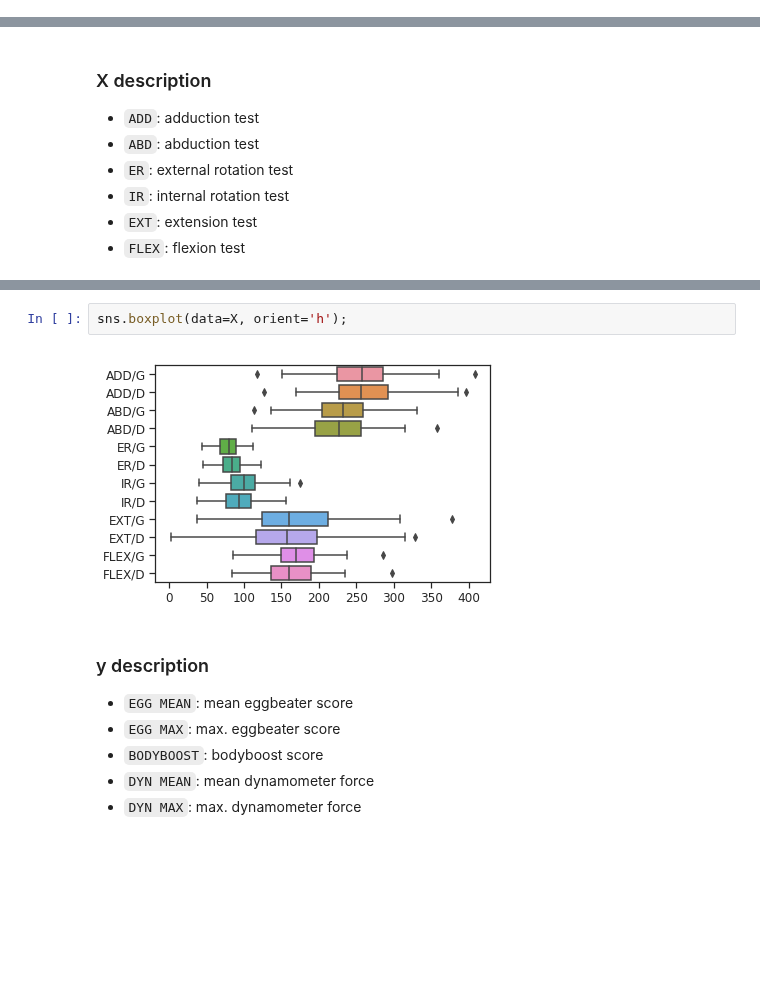
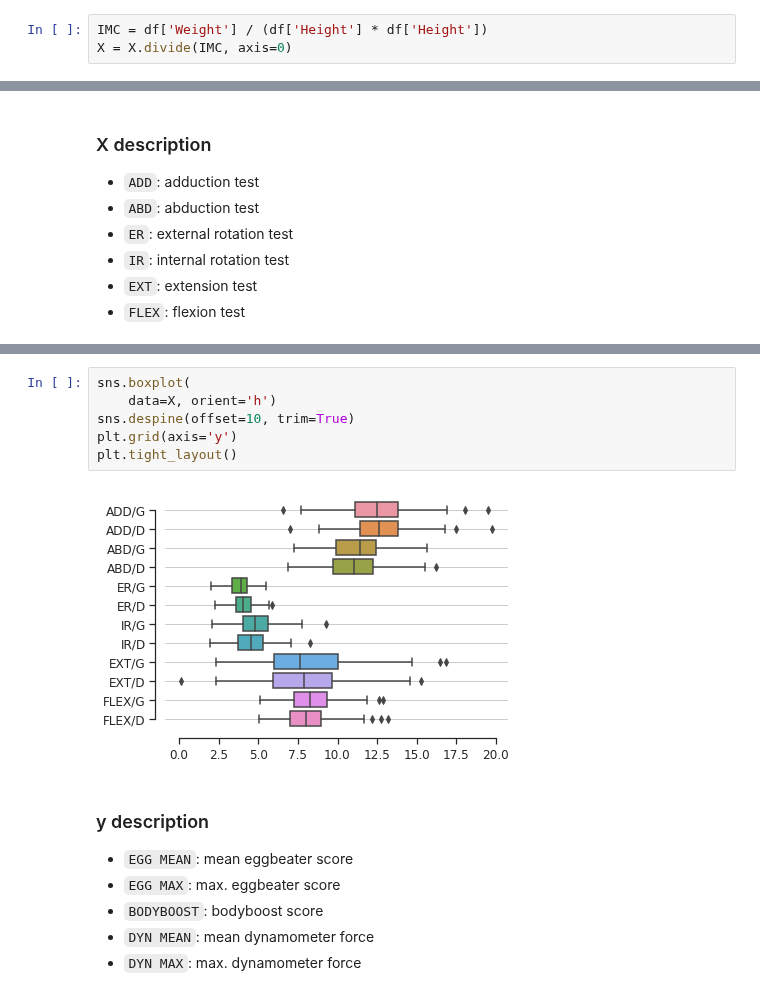
Before and after one commit to romainmartinez/synchro, a Jupyter notebook: synchro.ipynb, the cells around one changed output, grey strips where cells are left out. Cells and saved outputs as stored; diff of their text form; blank space fills up the shorter version.

```diff
--- a/synchro.ipynb
+++ b/synchro.ipynb
@@ -48,3 +54,6 @@ X.head()
+# %%
+IMC = df['Weight'] / (df['Height'] * df['Height'])
+X = X.divide(IMC, axis=0)
 # %% [markdown]
 ### nan remover
 # %%
@@ -89,7 +98,11 @@ X.head()
 # %%
-sns.boxplot(data=X, orient='h');
+sns.boxplot(
+    data=X, orient='h')
+sns.despine(offset=10, trim=True)
+plt.grid(axis='y')
+plt.tight_layout()
 # %% [output]
-[figure, old version]
+[figure, new version]
 # %% [markdown]
 ### y description
 - `EGG MEAN`: mean eggbeater score
```
Also changed, not shown: parts of 19 cells of this notebook, 9 other files.
